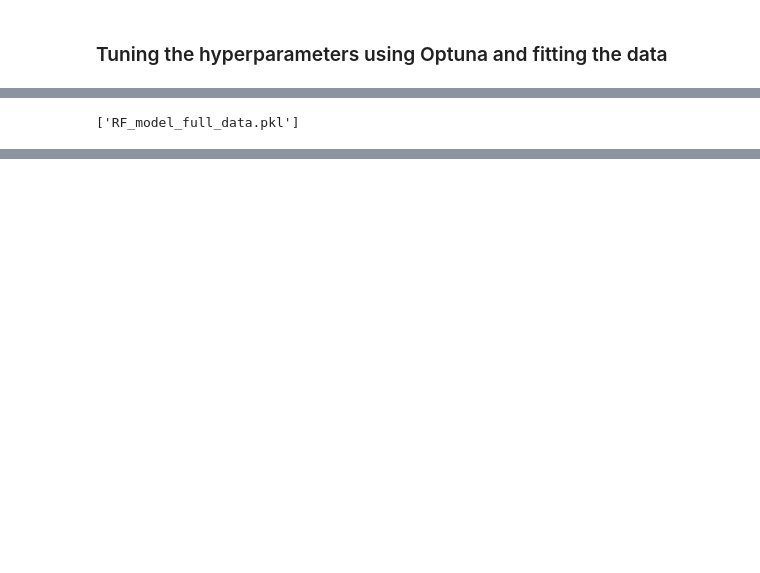
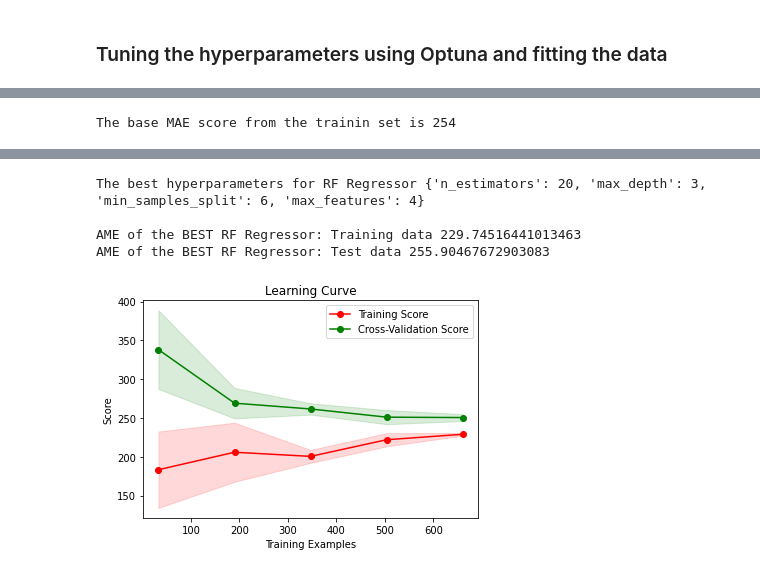
Before and after one commit to vadibekyan/ExoPLots, a Jupyter notebook: mr_ml.ipynb, the cells around one changed output, grey strips where cells are left out. Drawn from its saved outputs; the diff is of its cells as text; code cells hidden in the pictures; blank space fills up the shorter version.

```diff
--- a/mr_ml.ipynb
+++ b/mr_ml.ipynb
@@ -207,5 +225,3 @@ y = nea_MR_final_table['pl_bmasse']
 X = nea_MR_final_table.drop(columns = ['pl_bmasse'])
 # %% [markdown]
 ### Tuning the hyperparameters using Optuna and fitting the data
-# %%
-best_model, final_trained_model_train_data, final_trained_model_full_data = RF_training_with_display(X,y, test_size = 0.15, n_trials = 100)
@@ -237,10 +228,11 @@ AME of the BEST RF Regressor: Test data 170.48488261362957
-# %%
-import joblib
-
-# Save the model and its parameters
-joblib.dump(final_trained_model_full_data, 'RF_model_full_data.pkl')
-
-# Load the model and its parameters
-#best_RF = joblib.load('final_trained_model_full_data.pkl')
-# %% [output]
-['RF_model_full_data.pkl']
+# %%
+"""
+A smaller value of n_trials can be used to run the code faster
+
+best_model: the untrained RF model with best hyperparameters
+final_trained_model_train_data: the best RF model trained on a "training" dataset (85% of the sample)
+final_trained_model_full_data: the best RF model trained on the full sample!
+"""
+best_model, final_trained_model_train_data, final_trained_model_full_data = RF_training_with_display(X,y, test_size = 0.15, n_trials = 100, display = True)
+# %% [output]
+The base MAE score from the trainin set is 254
@@ -246,0 +250,5 @@ joblib.dump(final_trained_model_full_data, 'RF_model_full_data.pkl')
+The best hyperparameters for RF Regressor {'n_estimators': 20, 'max_depth': 3, 'min_samples_split': 6, 'max_features': 4}
+
+AME of the BEST RF Regressor: Training data 229.74516441013463
+AME of the BEST RF Regressor: Test data 255.90467672903083
+[figure, added]
```
Also changed, not shown: parts of 33 cells of this notebook, 8 other files.
